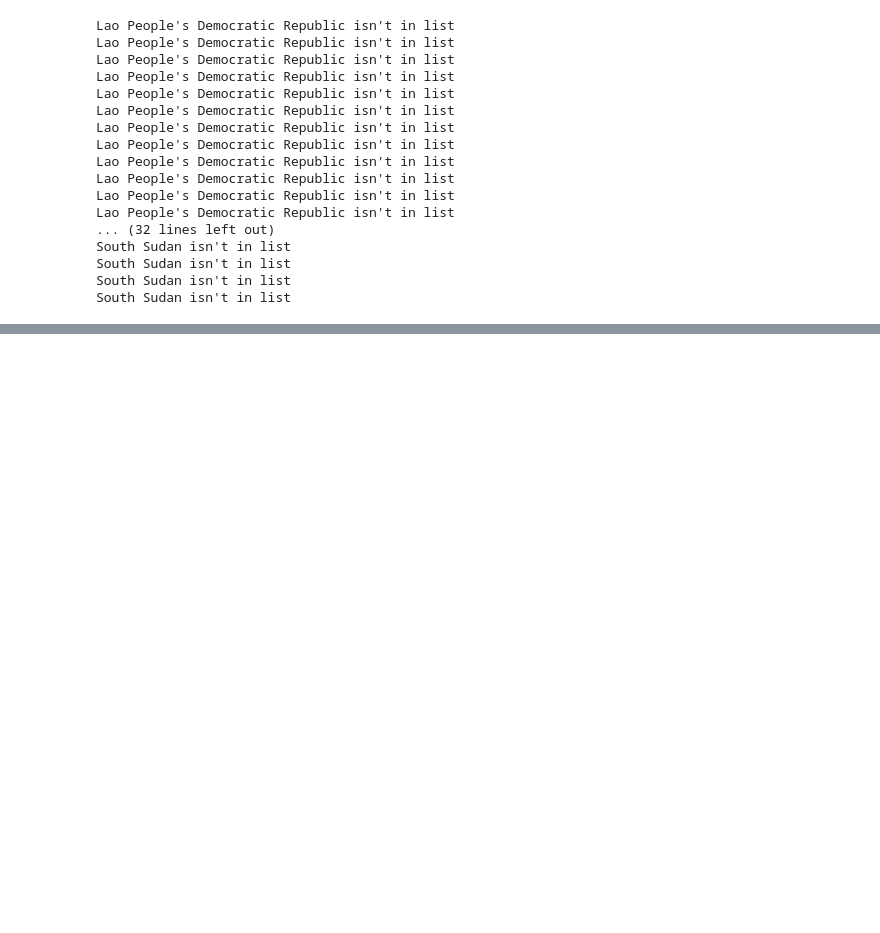
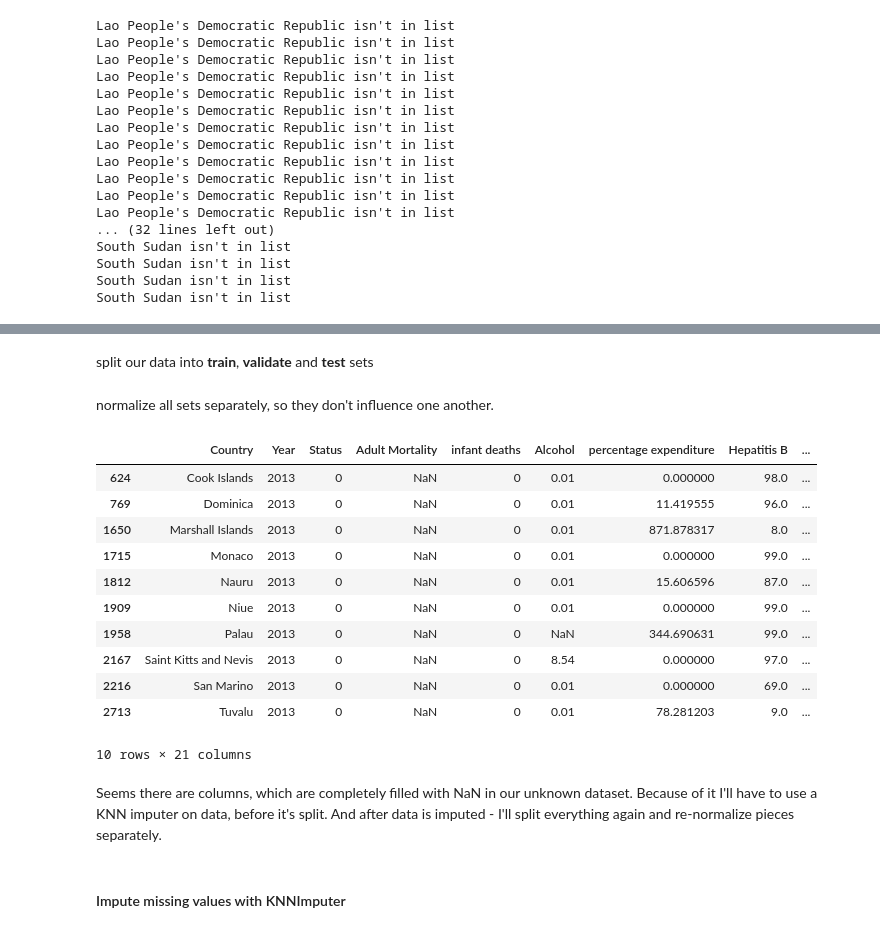
Before and after one commit to baturevychvitalii/data_science, a Jupyter notebook: 04/homework_04_B201.ipynb, the cells around one changed output, grey strips where cells are left out. Cells and saved outputs as stored; diff of their text form; code cells hidden in the pictures; blank space fills up the shorter version.

```diff
--- a/04/homework_04_B201.ipynb
+++ b/04/homework_04_B201.ipynb
@@ -394,0 +372,2 @@ dtype: int64
+# %%
+data['Status'] = data.Status.replace({'Developing':0, 'Developed':1})
@@ -394,0 +427,5 @@ dtype: int64
+# %%
+unknown = data[data['Life expectancy '].isnull()].drop(columns=['Life expectancy '])
+known = data[data['Life expectancy '].notnull()]
+# %% [markdown]
+split our data into **train**, **validate** and **test** sets
@@ -394,0 +442,2 @@ dtype: int64
+# %% [markdown]
+normalize all sets separately, so they don't influence one another.
@@ -394,0 +456,17 @@ dtype: int64
+# %%
+unknown
+# %% [output]
+|  | Country | Year | Status | Adult Mortality | infant deaths | Alcohol | percentage expenditure | Hepatitis B | ... |
+| 624 | Cook Islands | 2013 | 0 | NaN | 0 | 0.01 | 0.000000 | 98.0 | ... |
+| 769 | Dominica | 2013 | 0 | NaN | 0 | 0.01 | 11.419555 | 96.0 | ... |
+| 1650 | Marshall Islands | 2013 | 0 | NaN | 0 | 0.01 | 871.878317 | 8.0 | ... |
+| 1715 | Monaco | 2013 | 0 | NaN | 0 | 0.01 | 0.000000 | 99.0 | ... |
+| 1812 | Nauru | 2013 | 0 | NaN | 0 | 0.01 | 15.606596 | 87.0 | ... |
+| 1909 | Niue | 2013 | 0 | NaN | 0 | 0.01 | 0.000000 | 99.0 | ... |
+| 1958 | Palau | 2013 | 0 | NaN | 0 | NaN | 344.690631 | 99.0 | ... |
+| 2167 | Saint Kitts and Nevis | 2013 | 0 | NaN | 0 | 8.54 | 0.000000 | 97.0 | ... |
+| 2216 | San Marino | 2013 | 0 | NaN | 0 | 0.01 | 0.000000 | 69.0 | ... |
+| 2713 | Tuvalu | 2013 | 0 | NaN | 0 | 0.01 | 78.281203 | 9.0 | ... |
+10 rows × 21 columns
+# %% [markdown]
+Seems there are columns, which are completely filled with NaN in our unknown dataset. Because of it I'll have to use a KNN imputer on data, before it's split. And after data is imputed - I'll split everything again and re-normalize pieces separately.
@@ -394,0 +476,2 @@ dtype: int64
+# %% [markdown]
+#### Impute missing values with KNNImputer
```
Also changed, not shown: parts of 39 cells of this notebook, 1 other file.
